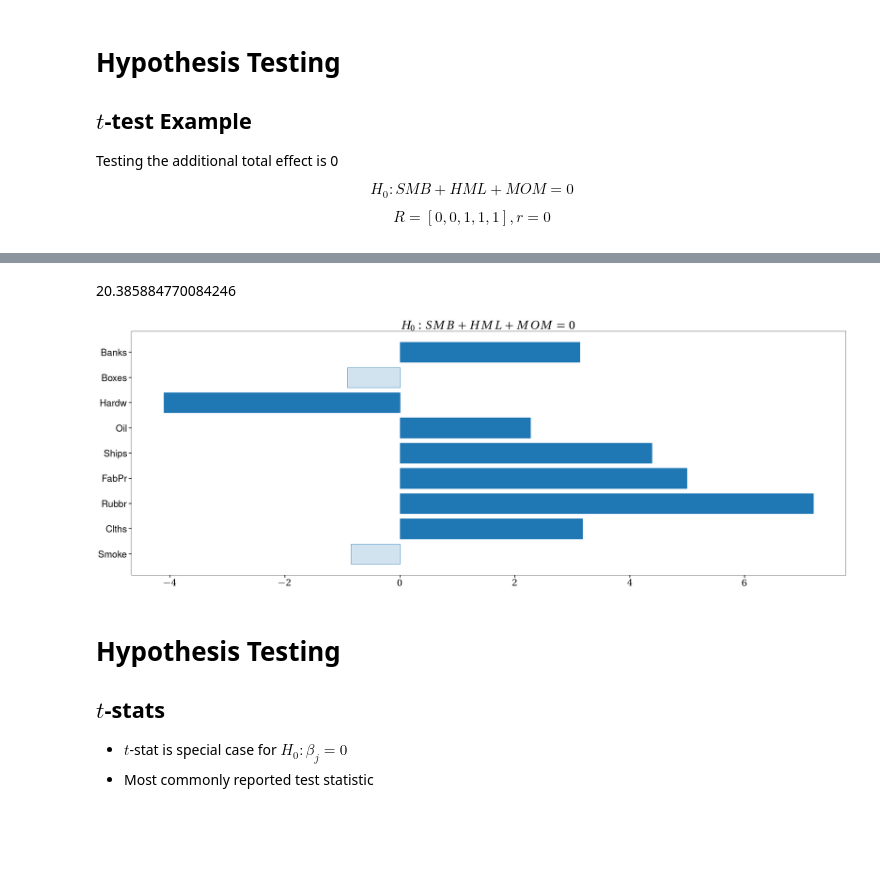
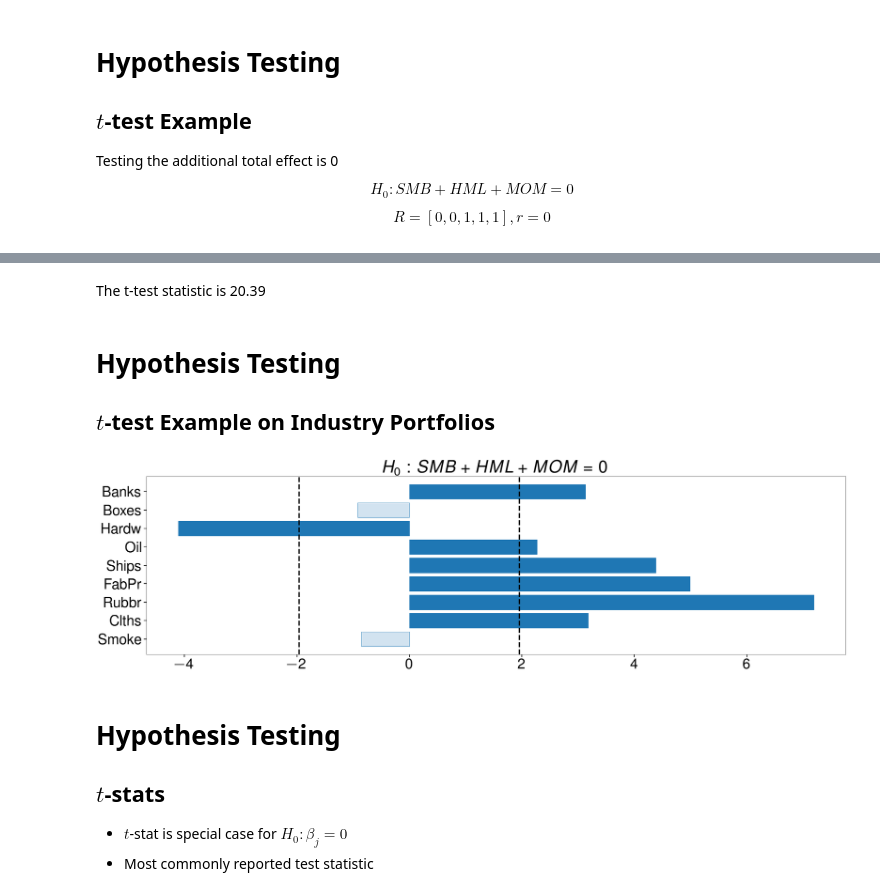
Before and after one commit to bashtage/kevinsheppard.com, a Jupyter notebook: site/files/teaching/mfe/slides/cross-section-slides-2020-2021.ipynb, the cells around one changed output, grey strips where cells are left out. Saved outputs shown, nothing was run; the diff lists cells and outputs as text; code cells hidden in the pictures; blank space fills up the shorter version.

```diff
--- a/site/files/teaching/mfe/slides/cross-section-slides-2020-2021.ipynb
+++ b/site/files/teaching/mfe/slides/cross-section-slides-2020-2021.ipynb
@@ -847,33 +929,6 @@ R = np.array([[0, 0, 1, 1, 1]])
 c = ls.cov_params()
 h0_vcv = np.squeeze(R @ c @ R.T)
 t = (R @ ls.params) / np.sqrt(h0_vcv)
-printh(t[0])
+pretty(f"The t-test statistic is {t[0]:0.2f}")
 # %% [output]
-20.385884770084246
+The t-test statistic is 20.39
-# %%
-t_tests = {}
-for col in subset:
-    res = sm.OLS(subset[col], x).fit(cov_type="HC0")
-    h0_vcv = np.squeeze(R @ res.cov_params() @ R.T)
-    t = (R @ res.params) / np.sqrt(h0_vcv)
-    t_tests[col] = np.squeeze(t)
-t_tests = pd.Series(t_tests)
-t_tests
-
-
-def test_plot(t, ax=None, color=None, title=None, cv=None):
-    idx = t.index
-    if ax is None:
-        fig, ax = plt.subplots(1, 1)
-    else:
-        fig = ax.get_figure()
-    cv = cv if cv is not None else stats.norm().ppf(0.975)
-    base_color = color if color is not None else mfe.colors[0]
-    n = len(idx)
-    colors = [base_color if np.abs(s) > cv else base_color + (0.2,) for s in t]
-    ax.barh(np.arange(n), t, align="center", color=colors, edgecolor=mfe.colors[0])
-    ax.set_yticks(np.arange(n))
-    ax.set_yticklabels(t.index)
-    title = title if title else "$t$-test statistics"
-    ax.set_title(title)
-    fig.tight_layout(pad=1.0)
@@ -879,0 +946,3 @@ def test_plot(t, ax=None, color=None, title=None, cv=None):
+# %% [markdown]
+# Hypothesis Testing
+## $t$-test Example on Industry Portfolios
@@ -880,7 +951,7 @@ def test_plot(t, ax=None, color=None, title=None, cv=None):
 # %%
-test_plot(t_tests, title="$H_0: SMB + HML + MOM = 0$")
+test_plot(t_tests, title="$H_0: SMB + HML + MOM = 0$", two_sided=True)
 # %% [output]
-[figure, old version]
+[figure, new version]
 # %% [markdown]
 # Hypothesis Testing
 
```
Also changed, not shown: parts of 189 cells of this notebook, 4 other files.
